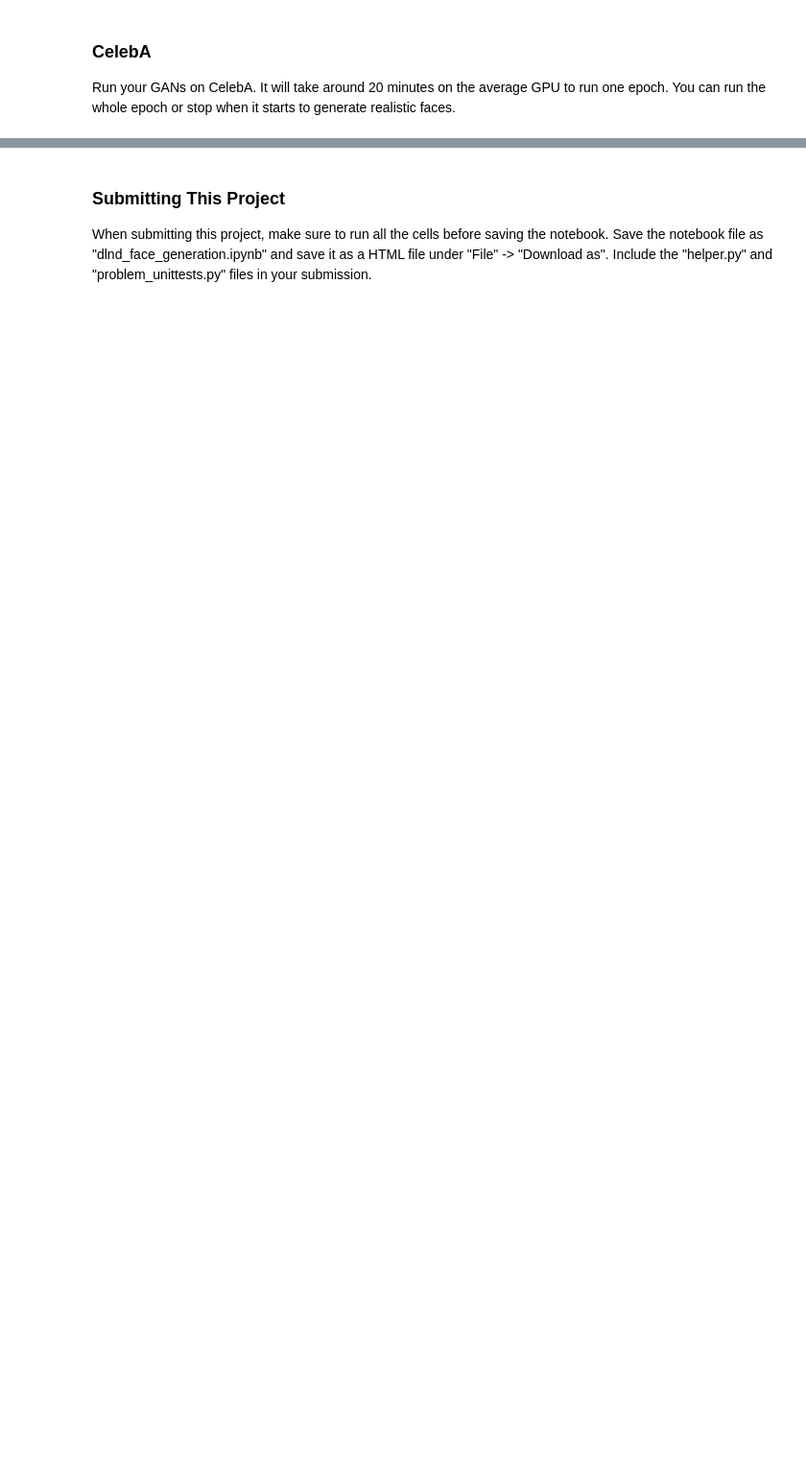
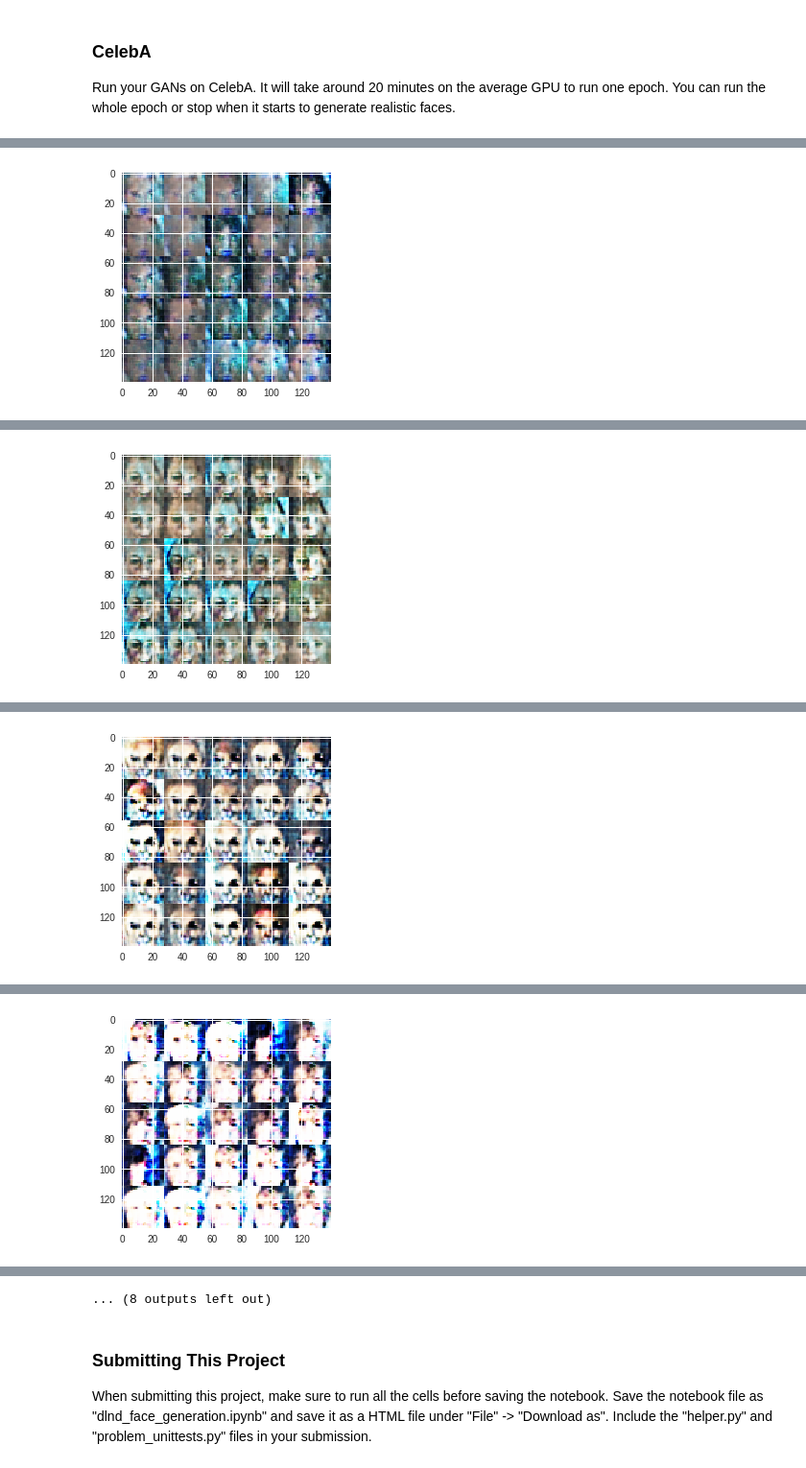
Before and after one commit to xlnwel/deep-learning, a Jupyter notebook: face_generation/dlnd_face_generation.ipynb, the cells around one changed output, grey strips where cells are left out. Shown at 96% size. Saved outputs shown, nothing was run; the diff lists cells and outputs as text; code cells hidden in the pictures; blank space fills up the shorter version.

```diff
--- a/face_generation/dlnd_face_generation.ipynb
+++ b/face_generation/dlnd_face_generation.ipynb
@@ -187,24 +224,29 @@ def generator(z, out_channel_dim, is_train=True):
     :return: The tensor output of the generator
     """
     # TODO: Implement Function
+    xavier_initializer = tf.variance_scaling_initializer()
+    kaiming_initializer = tf.variance_scaling_initializer(scale=1/np.sqrt(2))
+    bias_initializer = tf.constant_initializer()
     with tf.variable_scope('generator', reuse=not is_train):
         channel_mul = 64
-        x = tf.layers.dense(z, 2 * 2 * channel_mul * out_channel_dim)
+        x = tf.layers.dense(z, 2 * 2 * channel_mul * out_channel_dim,
+                            kernel_initializer=kaiming_initializer, bias_initializer=bias_initializer)
         x = tf.reshape(x, (-1, 2, 2, channel_mul * out_channel_dim))
         x = tf.layers.batch_normalization(x, training=is_train)
         x = tf.nn.relu(x)
 
-        x = tf.layers.conv2d_transpose(x, channel_mul * out_channel_dim // 4, 5, strides=2, padding='valid')
+        x = tf.layers.conv2d_transpose(x, channel_mul * out_channel_dim // 4, 5, strides=2, padding='valid',
+                                       kernel_initializer=kaiming_initializer, bias_initializer=bias_initializer)
         x = tf.layers.batch_normalization(x, training=is_train)
         x = tf.nn.relu(x)
 
-        x = tf.layers.conv2d_transpose(x, channel_mul * out_channel_dim // 16, 5, strides=2, padding='same')
+        x = tf.layers.conv2d_transpose(x, channel_mul * out_channel_dim // 16, 5, strides=2, padding='same',
+                                       kernel_initializer=kaiming_initializer, bias_initializer=bias_initializer)
         x = tf.layers.batch_normalization(x, training=is_train)
         x = tf.nn.relu(x)
 
-        x = tf.layers.conv2d_transpose(x, out_channel_dim, 5, strides=2, padding='same')
-        x = tf.layers.batch_normalization(x, training=is_train)
-        x = tf.nn.relu(x)
+        x = tf.layers.conv2d_transpose(x, out_channel_dim, 5, strides=2, padding='same',
+                                       kernel_initializer=xavier_initializer, bias_initializer=bias_initializer)
 
         out = tf.tanh(x)
     return out
@@ -342,12 +384,12 @@ def train(epoch_count, batch_size, z_dim, learning_rate, beta1, get_batches, dat
         for epoch_i in range(epoch_count):
             for batch_images in get_batches(batch_size):
                 # TODO: Train Model
-                batch_z = np.random.normal(0, 1, size=(batch_size, z_dim))
+                batch_z = np.random.uniform(-1, 1, size=(batch_size, z_dim))
                 feed_dict = {input_real: batch_images, input_z: batch_z, lr: learning_rate}
 
                 loss_d, loss_g, _, _ = sess.run([d_loss, g_loss, d_opt, g_opt], feed_dict=feed_dict)
                 print('\rDiscriminator Loss: {:.4f}\tGenerator Loss: {:.4f}'.format(loss_d, loss_g), end='')
-            show_generator_output(sess, 9, input_z, 1, data_image_mode)
+            show_generator_output(sess, show_n_images, input_z, image_channels, data_image_mode)
 # %% [markdown]
 ### MNIST
 Test your GANs architecture on MNIST.  After 2 epochs, the GANs should be able to generate images that look like handwritten digits.  Make sure the loss of the generator is lower than the loss of the discriminator or close to 0.
@@ -373,18 +415,19 @@ Discriminator Loss: 0.6239      Generator Loss: 1.8225
 ### CelebA
 Run your GANs on CelebA.  It will take around 20 minutes on the average GPU to run one epoch.  You can run the whole epoch or stop when it starts to generate realistic faces.
 # %%
-batch_size = 128
-z_dim = 128
-learning_rate = 1e-3
-beta1 = 0.9
+batch_size = 64
+z_dim = 100
+learning_rate = 5e-4
+beta1 = 0.5
 
 
 """
 DON'T MODIFY ANYTHING IN THIS CELL THAT IS BELOW THIS LINE
 """
-epochs = 1
+epochs = 10
 
 celeba_dataset = helper.Dataset('celeba', glob(os.path.join(data_dir, 'img_align_celeba/*.jpg')))
 with tf.Graph().as_default():
     train(epochs, batch_size, z_dim, learning_rate, beta1, celeba_dataset.get_batches,
           celeba_dataset.shape, celeba_dataset.image_mode)
+# %% [output]
@@ -390,0 +435 @@ with tf.Graph().as_default():
+[figure, added]
@@ -390,0 +437 @@ with tf.Graph().as_default():
+[figure, added]
@@ -390,0 +439 @@ with tf.Graph().as_default():
+[figure, added]
@@ -390,0 +441 @@ with tf.Graph().as_default():
+[figure, added]
@@ -391,3 +446,4 @@ with tf.Graph().as_default():
+... (8 outputs left out)
 # %% [markdown]
 ### Submitting This Project
 When submitting this project, make sure to run all the cells before saving the notebook. Save the notebook file as "dlnd_face_generation.ipynb" and save it as a HTML file under "File" -> "Download as". Include the "helper.py" and "problem_unittests.py" files in your submission.
```
Also changed, not shown: parts of 4 cells of this notebook, 1 other file.
